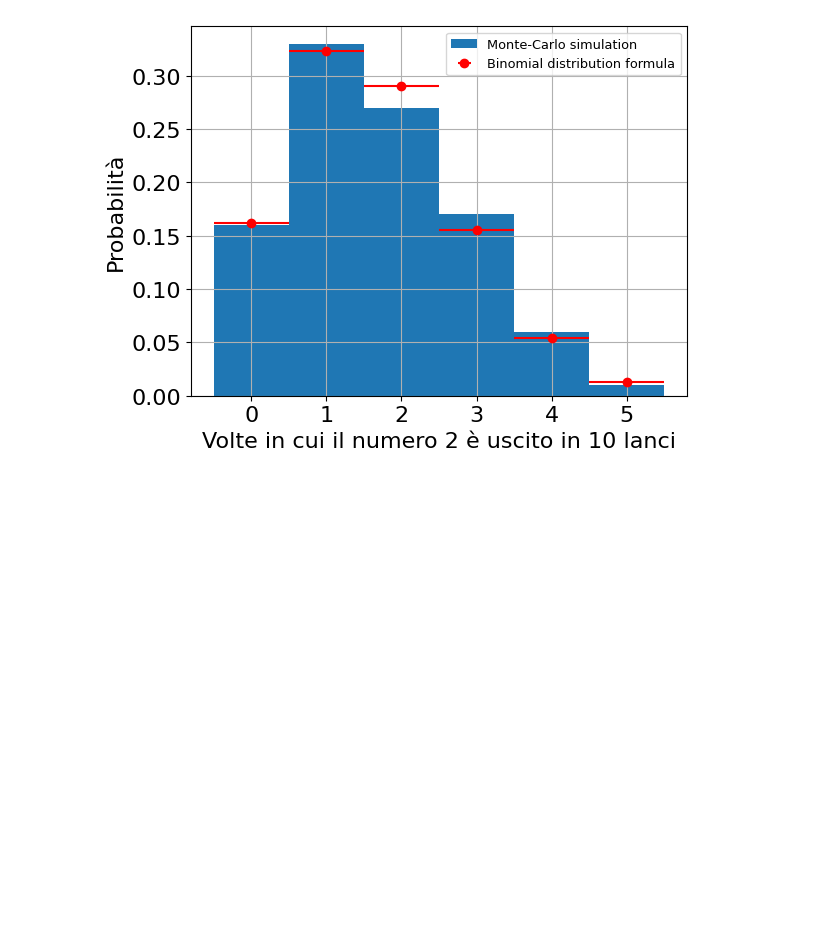
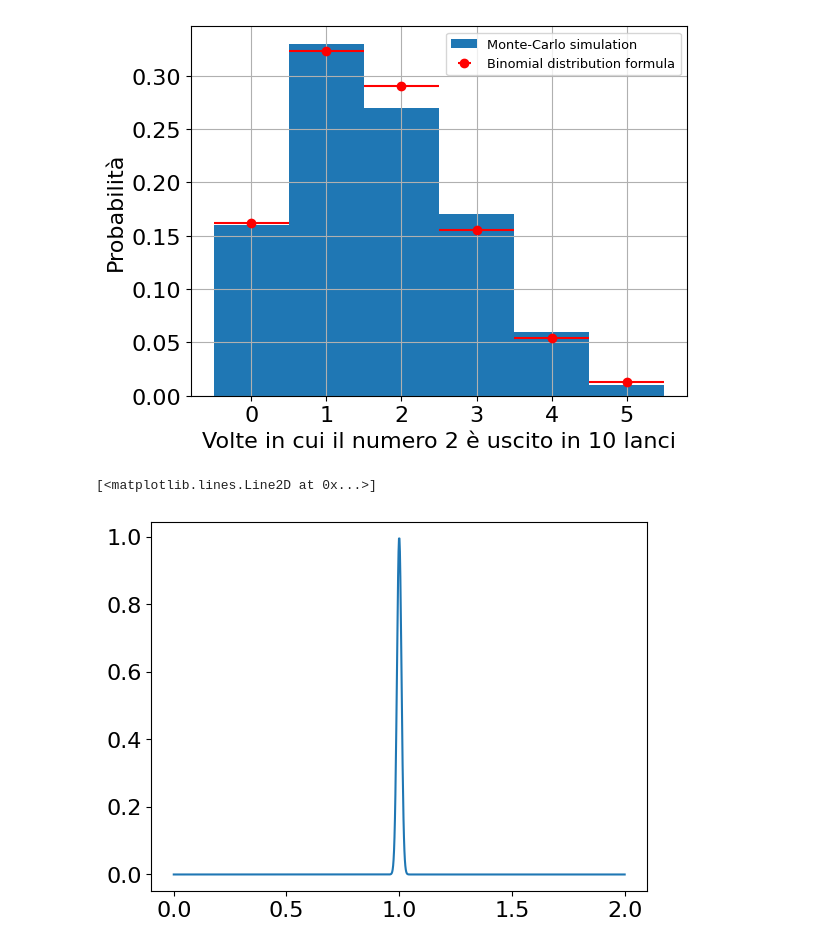
Before and after one commit to cerasole/EnvironmentalRadioactivity, a Jupyter notebook: Notebooks/Binomial_distribution_MonteCarlo.ipynb, the cells around one changed output. Saved outputs shown, nothing was run; the diff lists cells and outputs as text; code cells hidden in the pictures; blank space fills up the shorter version.

```diff
--- a/Notebooks/Binomial_distribution_MonteCarlo.ipynb
+++ b/Notebooks/Binomial_distribution_MonteCarlo.ipynb
@@ -103,3 +104,14 @@ plt.ylabel("Probabilità")
 plt.grid()
 # %% [output]
 [figure]
+# %%
+def gaus (x, A, mu, sigma):
+  return A * np.exp(-(x-mu)**2/(2*sigma**2))
+# %%
+mu = 10000
+
+x = np.linspace(0, mu*2, 1000)
+plt.plot(x/mu, gaus(x, A = 1, mu = mu, sigma = np.sqrt(mu)))
+# %% [output]
+[<matplotlib.lines.Line2D at 0x...>]
+[figure, added]
```
Also changed, not shown: parts of 1 cell of this notebook.
